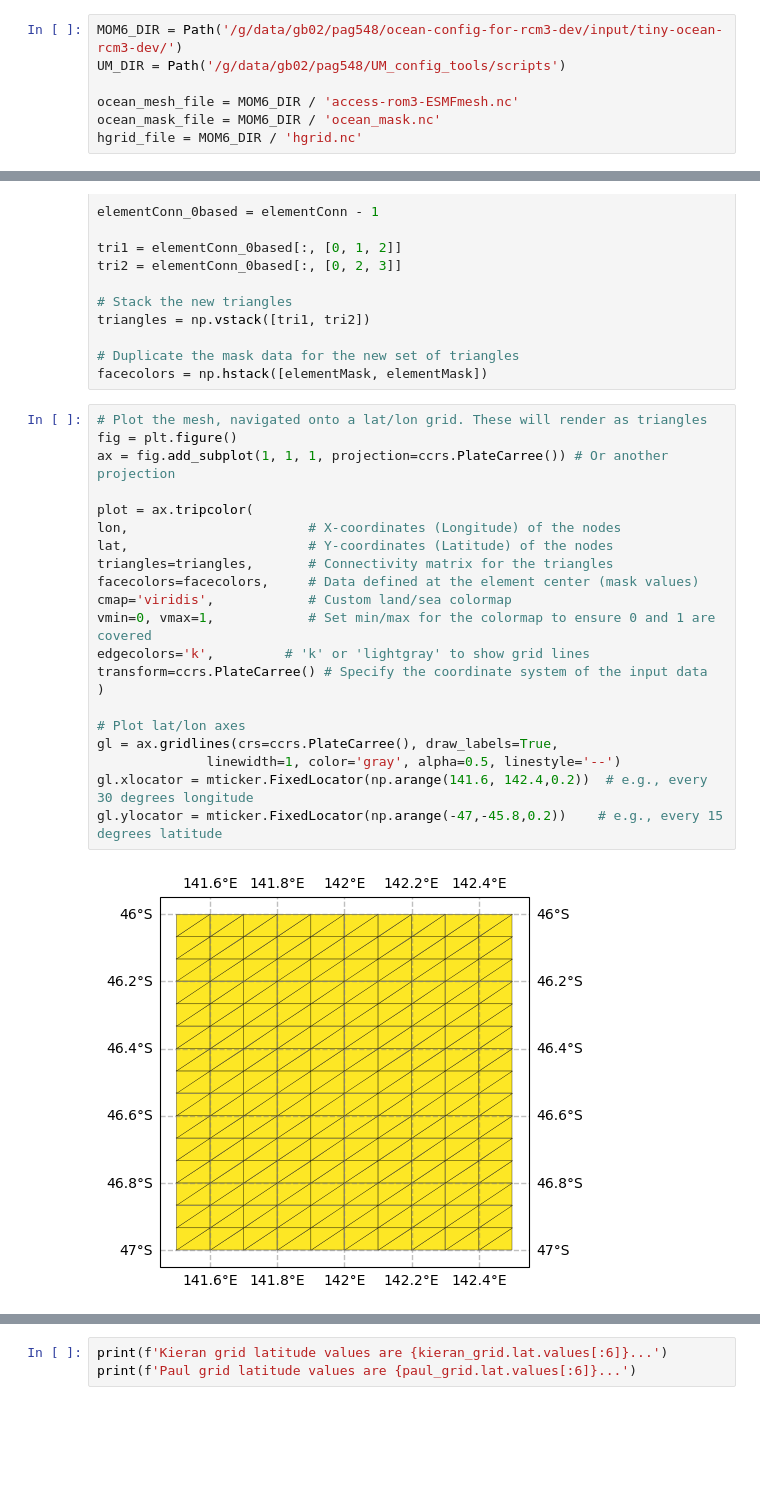
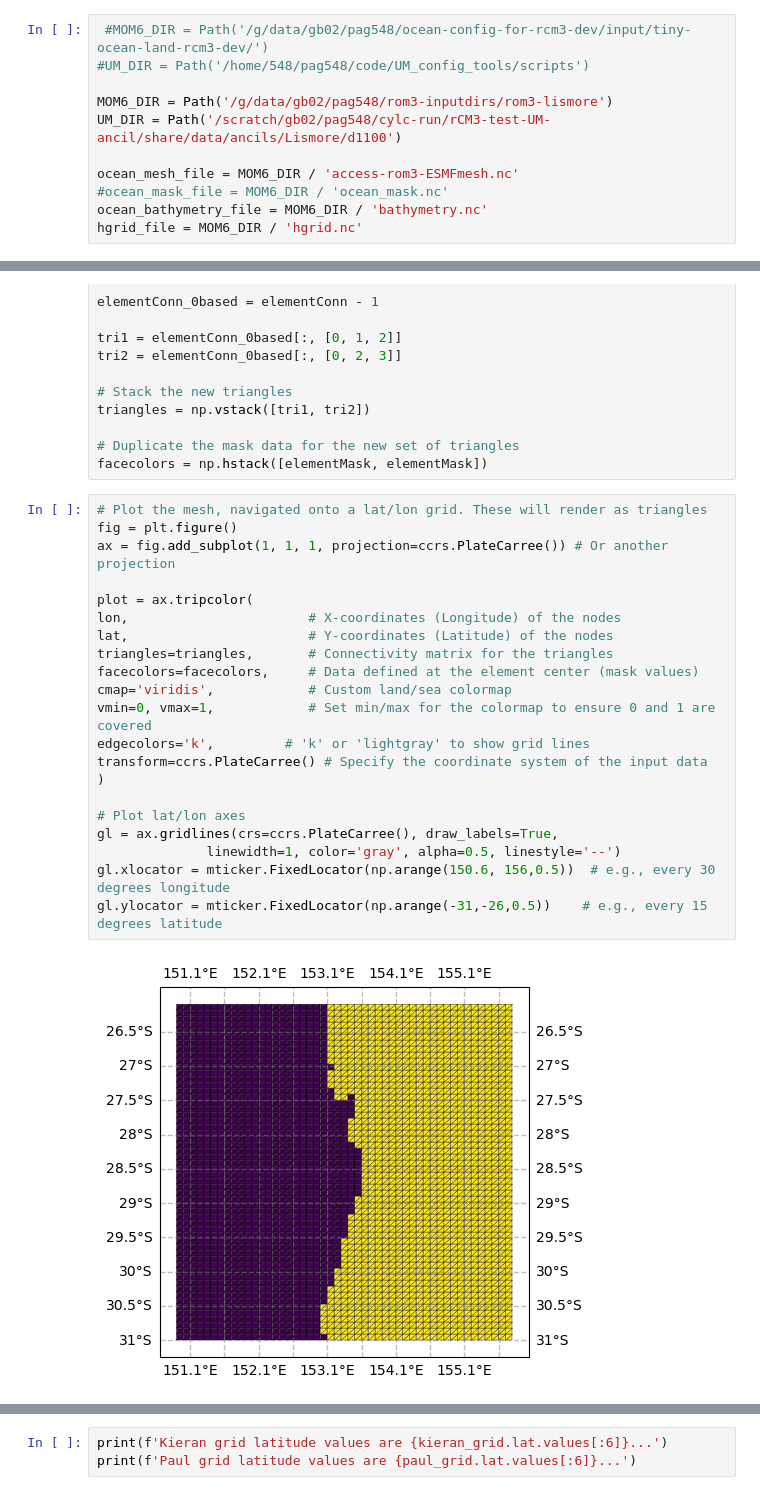
Before and after one commit to 21centuryweather/UM_configuration_tools, a Jupyter notebook: notebooks/Plot_UM_MOM6_land_meshes.ipynb, the cells around one changed output, grey strips where cells are left out. Cells and saved outputs as stored; diff of their text form; blank space fills up the shorter version.

Commit message:
UPDATES : Solved iris load issue with 64 bit precision problems.           Re-writing regional_ocean_mesh to align with h grid values

```diff
--- a/notebooks/Plot_UM_MOM6_land_meshes.ipynb
+++ b/notebooks/Plot_UM_MOM6_land_meshes.ipynb
@@ -6,11 +6,15 @@ import numpy as np
 import cartopy.crs as ccrs
 import matplotlib.ticker as mticker
 # %%
-MOM6_DIR = Path('/g/data/gb02/pag548/ocean-config-for-rcm3-dev/input/tiny-ocean-rcm3-dev/')
-UM_DIR = Path('/g/data/gb02/pag548/UM_config_tools/scripts')
+ #MOM6_DIR = Path('/g/data/gb02/pag548/ocean-config-for-rcm3-dev/input/tiny-ocean-land-rcm3-dev/')
+#UM_DIR = Path('/home/548/pag548/code/UM_config_tools/scripts')
+
+MOM6_DIR = Path('/g/data/gb02/pag548/rom3-inputdirs/rom3-lismore')
+UM_DIR = Path('/scratch/gb02/pag548/cylc-run/rCM3-test-UM-ancil/share/data/ancils/Lismore/d1100')
 
 ocean_mesh_file = MOM6_DIR / 'access-rom3-ESMFmesh.nc'
-ocean_mask_file = MOM6_DIR / 'ocean_mask.nc'
+#ocean_mask_file = MOM6_DIR / 'ocean_mask.nc'
+ocean_bathymetry_file = MOM6_DIR / 'bathymetry.nc'
 hgrid_file = MOM6_DIR / 'hgrid.nc'
 # %%
 # Load in for visualisation
@@ -70,23 +97,23 @@ facecolors = np.hstack([elementMask, elementMask])
 # %%
 # Plot the mesh, navigated onto a lat/lon grid. These will render as triangles
 fig = plt.figure()
 ax = fig.add_subplot(1, 1, 1, projection=ccrs.PlateCarree()) # Or another projection
 
 plot = ax.tripcolor(
 lon,                       # X-coordinates (Longitude) of the nodes
 lat,                       # Y-coordinates (Latitude) of the nodes
 triangles=triangles,       # Connectivity matrix for the triangles
 facecolors=facecolors,     # Data defined at the element center (mask values)
 cmap='viridis',            # Custom land/sea colormap
 vmin=0, vmax=1,            # Set min/max for the colormap to ensure 0 and 1 are covered
 edgecolors='k',         # 'k' or 'lightgray' to show grid lines
 transform=ccrs.PlateCarree() # Specify the coordinate system of the input data
 )
 
 # Plot lat/lon axes
 gl = ax.gridlines(crs=ccrs.PlateCarree(), draw_labels=True,
               linewidth=1, color='gray', alpha=0.5, linestyle='--')
-gl.xlocator = mticker.FixedLocator(np.arange(141.6, 142.4,0.2))  # e.g., every 30 degrees longitude
-gl.ylocator = mticker.FixedLocator(np.arange(-47,-45.8,0.2))    # e.g., every 15 degrees latitude
+gl.xlocator = mticker.FixedLocator(np.arange(150.6, 156,0.5))  # e.g., every 30 degrees longitude
+gl.ylocator = mticker.FixedLocator(np.arange(-31,-26,0.5))    # e.g., every 15 degrees latitude
 # %% [output]
-[figure, old version]
+[figure, new version]
```
Also changed, not shown: parts of 8 cells of this notebook, 3 other files.
